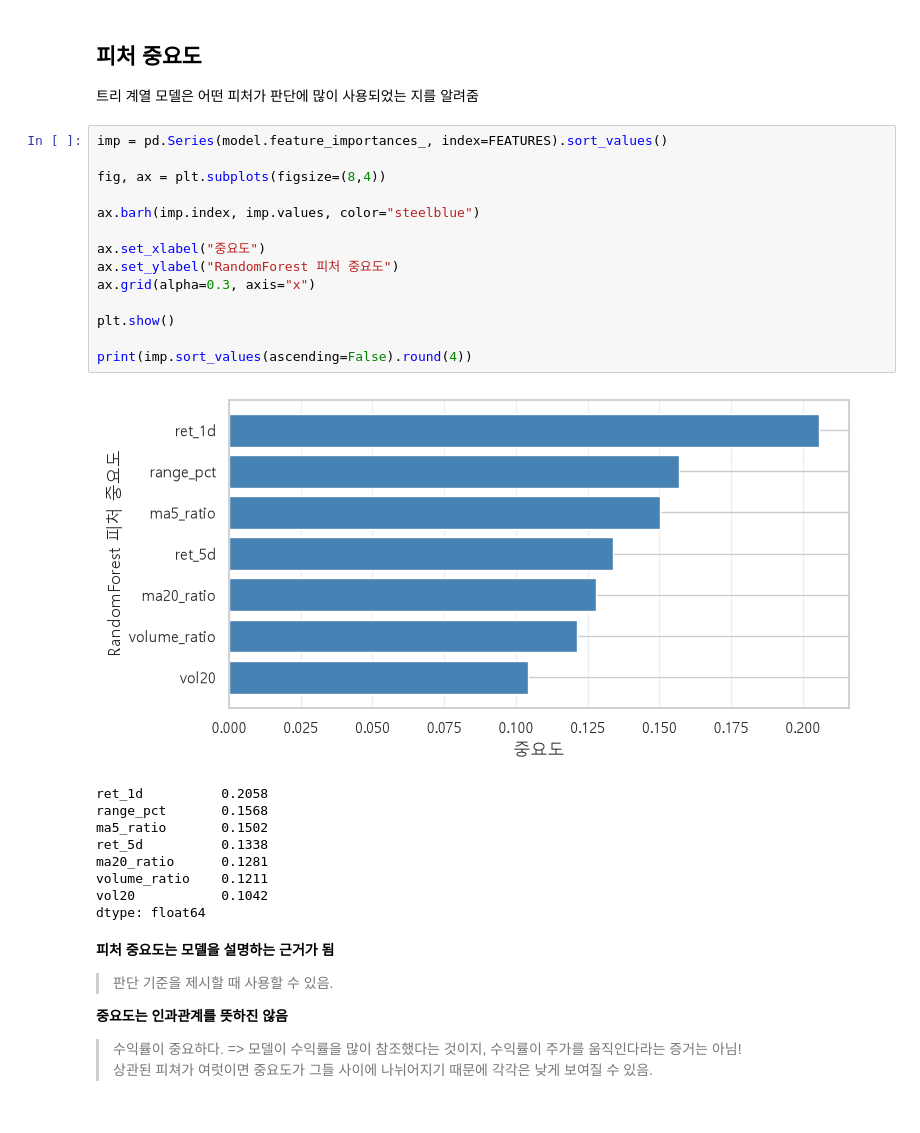
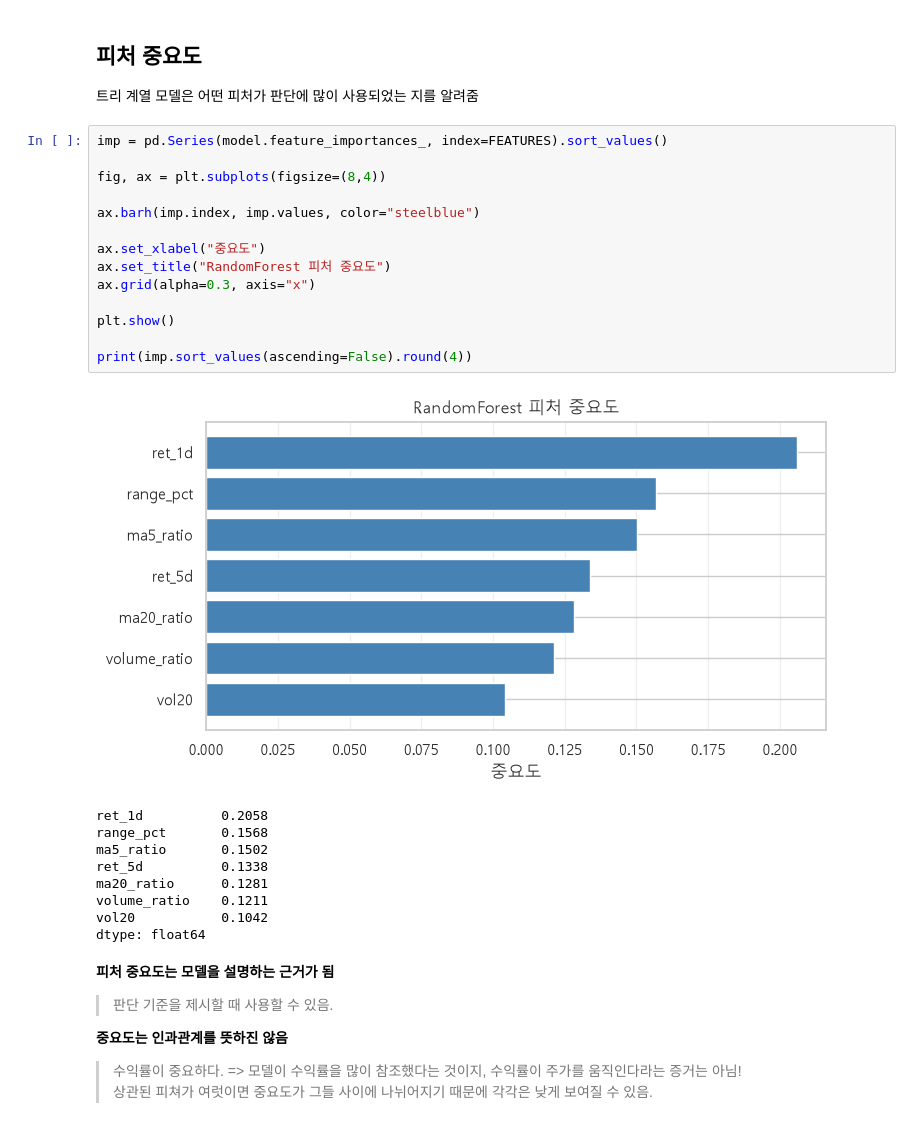
Before and after one commit to kkh6104/6_Python, a Jupyter notebook: 12_ml/03_classification.ipynb, the cells around one changed output. Cells and saved outputs as stored; diff of their text form.

```diff
--- a/12_ml/03_classification.ipynb
+++ b/12_ml/03_classification.ipynb
@@ -543,19 +543,19 @@ plt.show()
 # %%
 imp = pd.Series(model.feature_importances_, index=FEATURES).sort_values()
 
 fig, ax = plt.subplots(figsize=(8,4))
 
 ax.barh(imp.index, imp.values, color="steelblue")
 
 ax.set_xlabel("중요도")
-ax.set_ylabel("RandomForest 피처 중요도")
+ax.set_title("RandomForest 피처 중요도")
 ax.grid(alpha=0.3, axis="x")
 
 plt.show()
 
 print(imp.sort_values(ascending=False).round(4))
 # %% [output]
-[figure, old version]
+[figure, new version]
 ret_1d          0.2058
 range_pct       0.1568
 ma5_ratio       0.1502
```
